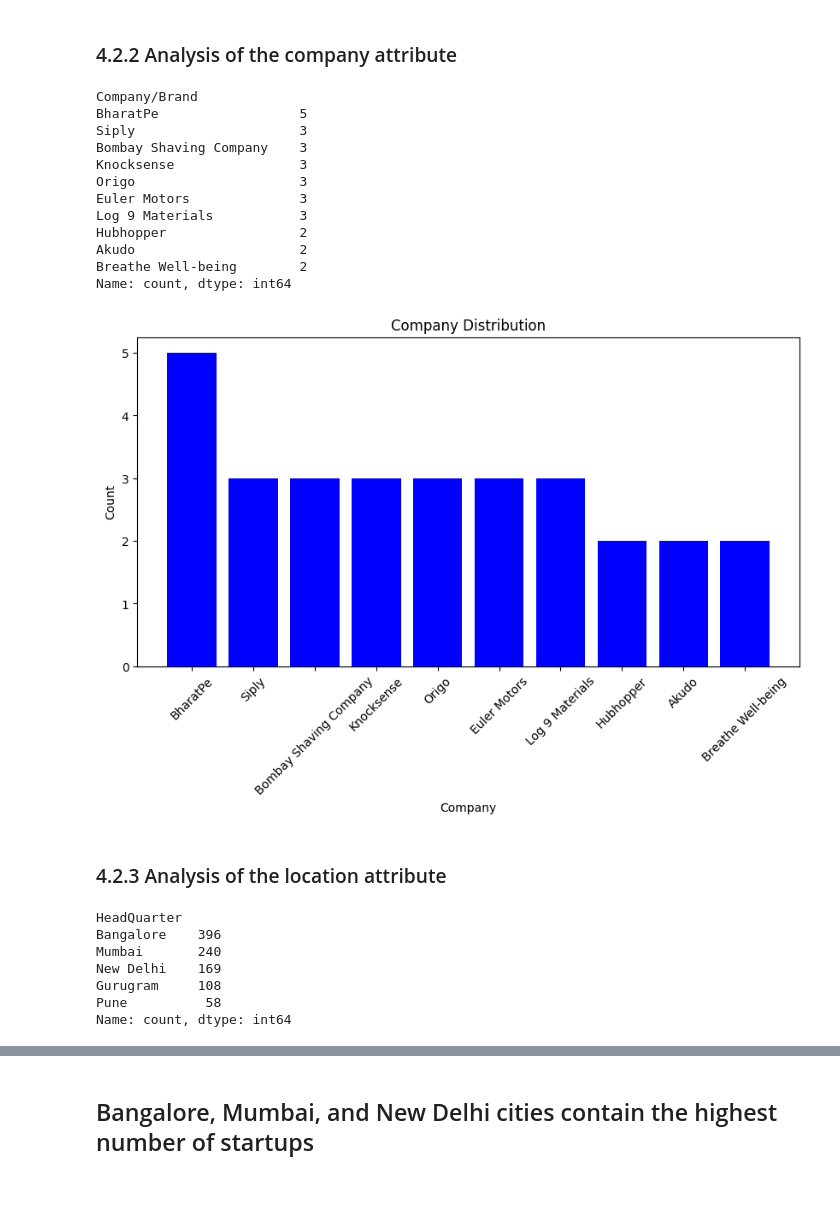
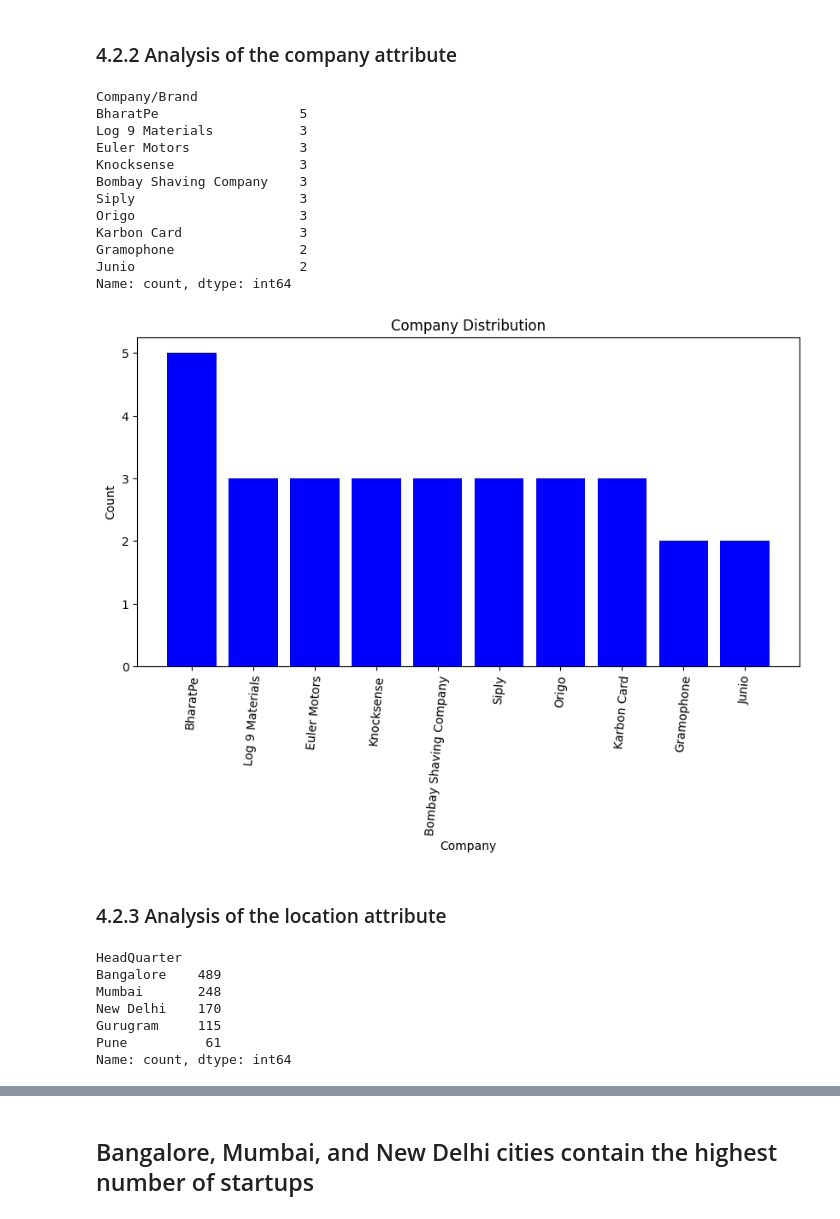
Before and after one commit to mancatha/India-startup-ecosytem-analysis, a Jupyter notebook: Notebook/merge_dataset.ipynb, the cells around one changed output, grey strips where cells are left out. Cells and saved outputs as stored; diff of their text form; code cells hidden in the pictures; blank space fills up the shorter version.

```diff
--- a/Notebook/merge_dataset.ipynb
+++ b/Notebook/merge_dataset.ipynb
@@ -451,3 +471,7 @@ df.shape
+# %%
+#Change of inconsistent name in 'HeadQuarter' column
+
+df['HeadQuarter'] = df['HeadQuarter'].replace({'Ahmadabad': 'Ahmedabad', 'Bangalore City': 'Bangalore', 'Bengaluru':'Bangalore'})
 # %% [markdown]
 ## 4. Modeling
 ## 4.1 VISUALIZATION
@@ -501,7 +525,7 @@ IQR = Q3 - Q1
 
 # define the lower and upper bounds for outliers
 lower_bound = Q1 - 1.5 * IQR
-upper_bound = Q1 + 1.5 * IQR
+upper_bound = Q3 + 1.5 * IQR
 
 # remove outliers
 df = df[(df['Amount($)'] >= lower_bound) & (df['Amount($)'] <= upper_bound)]
@@ -521,27 +545,28 @@ company_count
 # %% [output]
 Company/Brand
 BharatPe                  5
+Log 9 Materials           3
+Euler Motors              3
+Knocksense                3
+Bombay Shaving Company    3
 Siply                     3
-Bombay Shaving Company    3
-Knocksense                3
 Origo                     3
-Euler Motors              3
-Log 9 Materials           3
-Hubhopper                 2
-Akudo                     2
-Breathe Well-being        2
+Karbon Card               3
+Gramophone                2
+Junio                     2
 Name: count, dtype: int64
 # %%
 # lets see the distribution of the first 10 companies
 plt.figure(figsize=(10,5))
-plt.xticks(rotation=45)
+plt.xticks(rotation=85)
 plt.bar(company_count.index,company_count.values, align='center',color='blue')
+
 plt.xlabel('Company')
 plt.ylabel('Count')
 plt.title('Company Distribution')
 plt.show();
 # %% [output]
-[figure, old version]
+[figure, new version]
 # %%
 ## BharatPe company has the highest number of startups
 # %% [markdown]
@@ -552,11 +577,11 @@ location_count = df['HeadQuarter'].value_counts().head(5)
 location_count
 # %% [output]
 HeadQuarter
-Bangalore    396
-Mumbai       240
-New Delhi    169
-Gurugram     108
-Pune          58
+Bangalore    489
+Mumbai       248
+New Delhi    170
+Gurugram     115
+Pune          61
 Name: count, dtype: int64
 # %%
 # lets see the distribution of the top 5 locations
```
Also changed, not shown: parts of 38 cells of this notebook, 2 other files.
